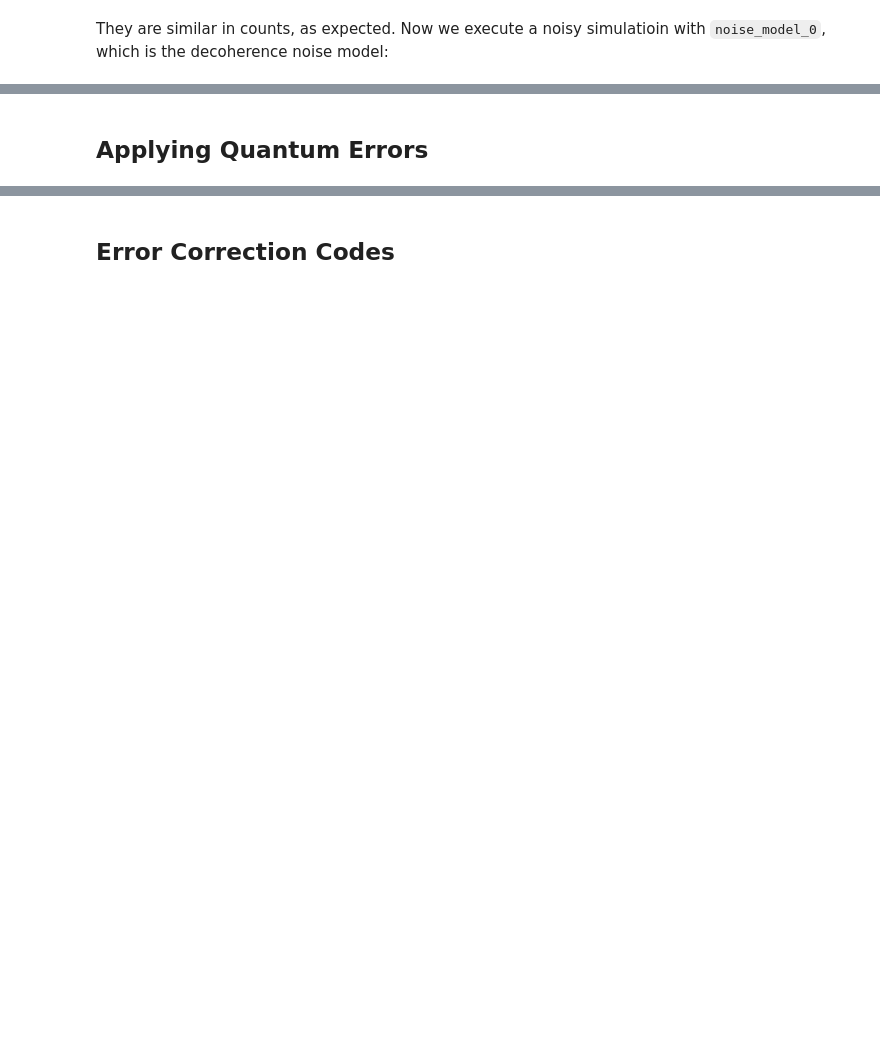
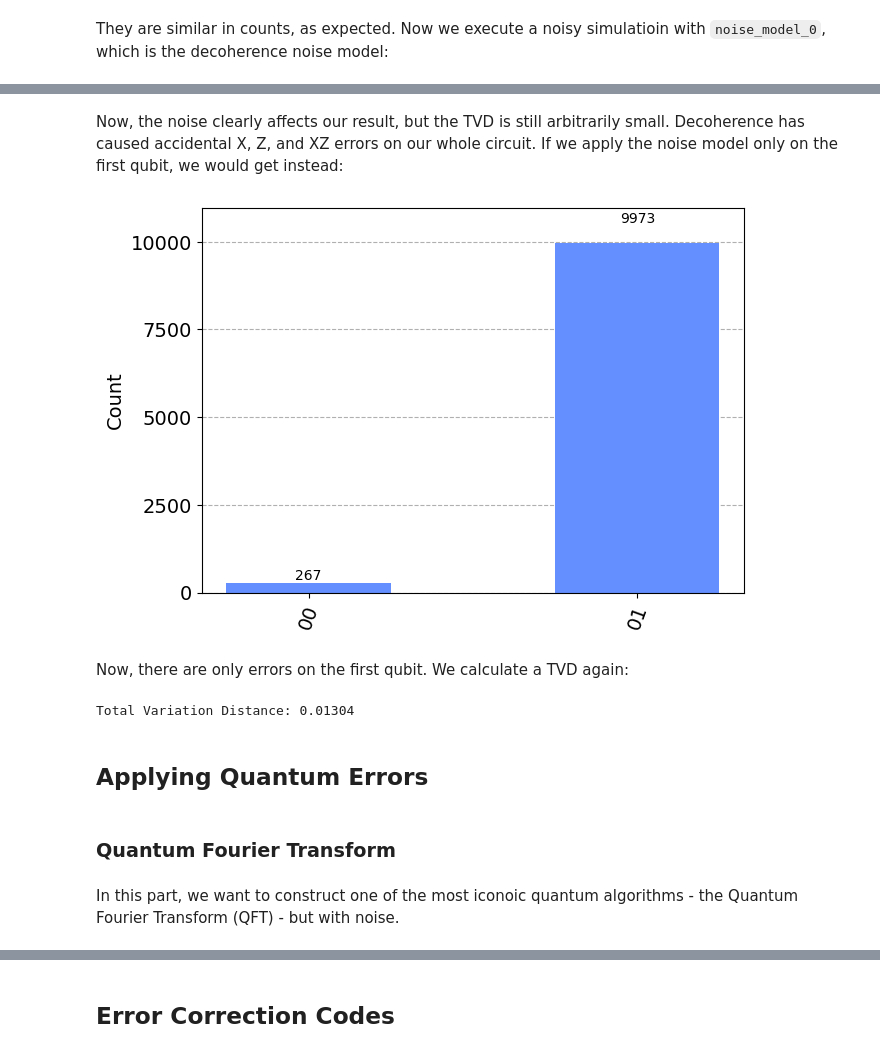
Before and after one commit to chtang-hmc/PHYS064, a Jupyter notebook: Final Project/FinalProject.ipynb, the cells around one changed output, grey strips where cells are left out. Saved outputs shown, nothing was run; the diff lists cells and outputs as text; code cells hidden in the pictures; blank space fills up the shorter version.

```diff
--- a/Final Project/FinalProject.ipynb
+++ b/Final Project/FinalProject.ipynb
@@ -134,7 +134,7 @@ We can specify which qubit we want to apply the error to by using the `add_quant
 # %%
 noise_model_1 = NoiseModel()
 
-noise_model_1.add_quantum_error(d_error, ['u1', 'u2', 'u3'], [0])
+noise_model_1.add_quantum_error(d_error, ['u1', 'u2', 'u3', 'cx'], [0])
 
 print(noise_model_1)
 # %% [output]
@@ -178,2 +211,22 @@ They are similar in counts, as expected. Now we execute a noisy simulatioin with
+# %% [markdown]
+Now, the noise clearly affects our result, but the TVD is still arbitrarily small. Decoherence has caused accidental X, Z, and XZ errors on our whole circuit. If we apply the noise model only on the first qubit, we would get instead:
+# %%
+sim_noise = AerSimulator(noise_model=noise_model_1)
+qc_test_tnoise = transpile(qc_test, sim_noise)
+
+counts_noise = get_multiple_counts(10, qc_test_tnoise, sim_noise)
+plot_histogram(counts_noise)
+# %% [output]
+[figure, added]
+# %% [markdown]
+Now, there are only errors on the first qubit. We calculate a TVD again:
+# %%
+tvd = get_tvd(counts_ideal, counts_noise)
+# %% [output]
+Total Variation Distance: 0.01304
 # %% [markdown]
 ## Applying Quantum Errors
+# %% [markdown]
+### Quantum Fourier Transform
+# %% [markdown]
+In this part, we want to construct one of the most iconoic quantum algorithms - the Quantum Fourier Transform (QFT) - but with noise.
```
Also changed, not shown: parts of 24 cells of this notebook.
